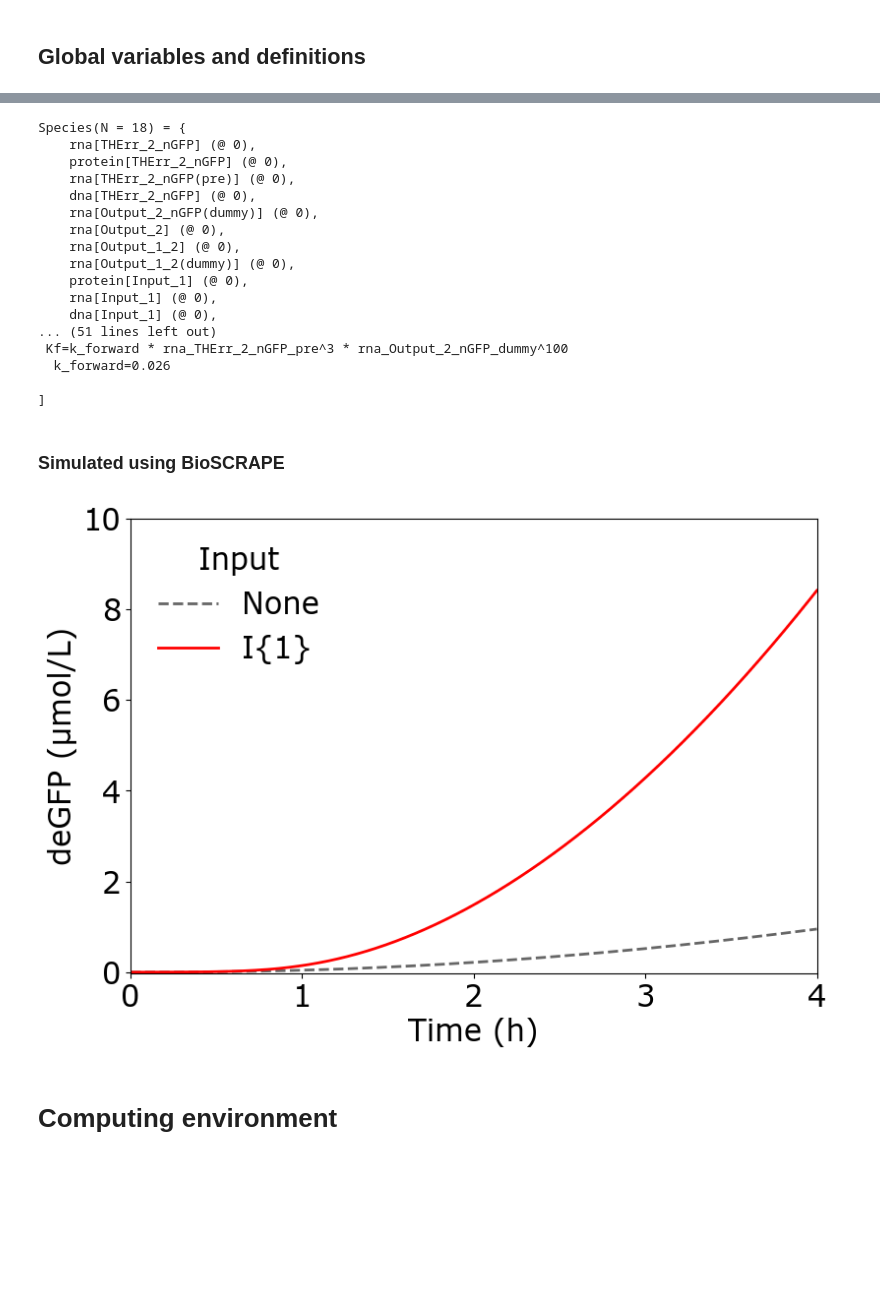
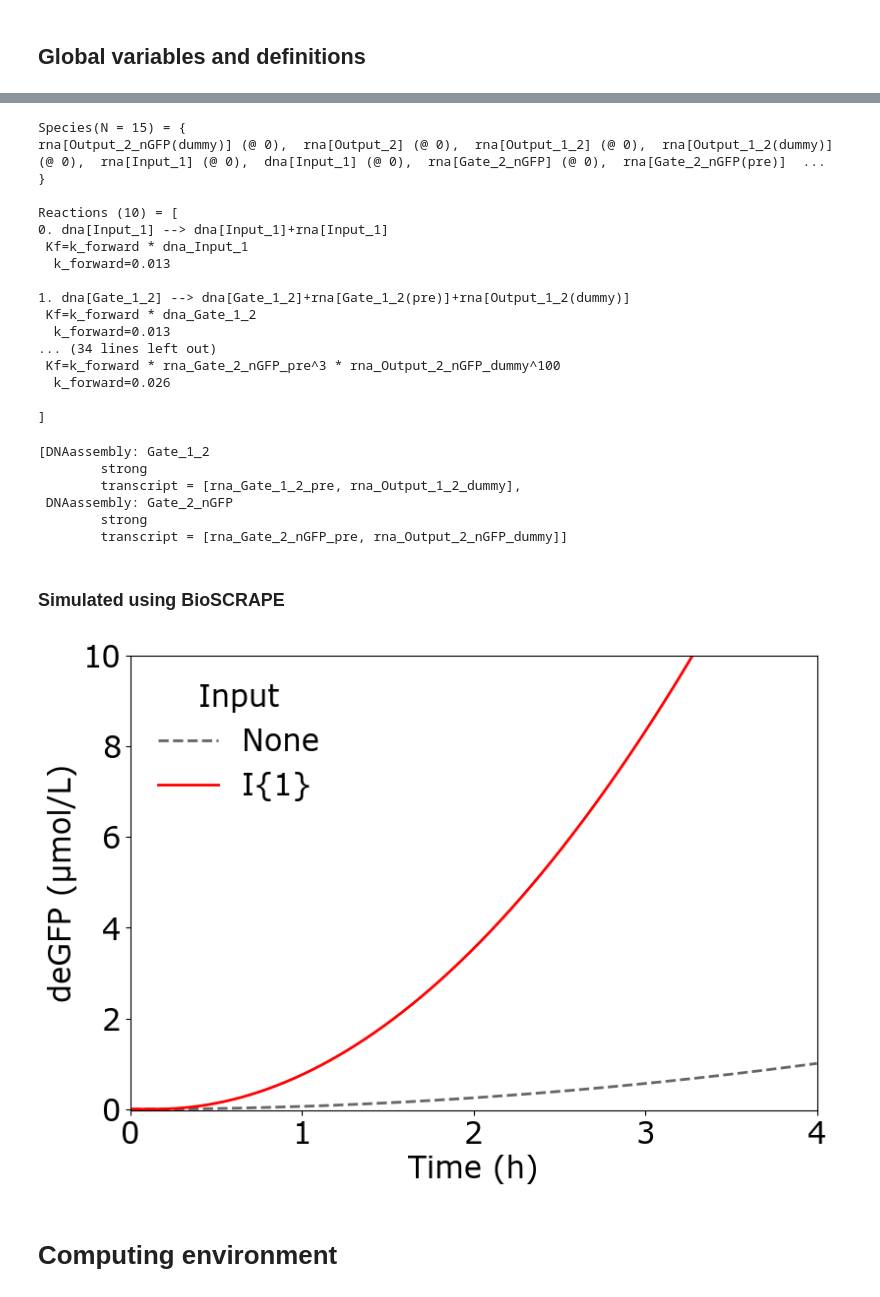
Before and after one commit to usnistgov/TMSE_BioCRNpyler_Library, a Jupyter notebook: main_examples/Figure2_ctRSD.ipynb, the cells around one changed output, grey strips where cells are left out. Saved outputs shown, nothing was run; the diff lists cells and outputs as text; code cells hidden in the pictures; blank space fills up the shorter version.

```diff
--- a/main_examples/Figure2_ctRSD.ipynb
+++ b/main_examples/Figure2_ctRSD.ipynb
@@ -82,7 +82,7 @@ def FormatPlot(ylabel, fig_name, ymin = -0.02, ymax = 100):
 # %%
 # Define initial DNA and Reporter RNA
 sim_inputs = {'DNA_1': ['Input', 1]} # Input DNA
-sim_gates = {'DNA_2':['Gate',1,2] , 'DNA_GFP':['THErr',2,[None,'GFP']]} # Gate DNA
+sim_gates = {'DNA_2':['Gate',1,2] , 'DNA_GFP':['Gate',2,[None,'GFP']]} # Gate DNA
 
 # Components
 step_tx0 =StrandExchangeMol(sim_inputs, transcription=True)
@@ -129,53 +129,62 @@ CRN_ctRSD = M_ctRSD.compile_crn()
 print(CRN_ctRSD.pretty_print(show_rates = True, show_attributes = True,
                        show_materials = True, show_keys = False))
 # %% [output]
-Species(N = 18) = {
-    rna[THErr_2_nGFP] (@ 0),
-    protein[THErr_2_nGFP] (@ 0),
-    rna[THErr_2_nGFP(pre)] (@ 0),
-    dna[THErr_2_nGFP] (@ 0),
-    rna[Output_2_nGFP(dummy)] (@ 0),
-    rna[Output_2] (@ 0),
-    rna[Output_1_2] (@ 0),
-    rna[Output_1_2(dummy)] (@ 0),
-    protein[Input_1] (@ 0),
-    rna[Input_1] (@ 0),
-    dna[Input_1] (@ 0),
-... (51 lines left out)
- Kf=k_forward * rna_THErr_2_nGFP_pre^3 * rna_Output_2_nGFP_dummy^100
+Species(N = 15) = {
+rna[Output_2_nGFP(dummy)] (@ 0),  rna[Output_2] (@ 0),  rna[Output_1_2] (@ 0),  rna[Output_1_2(dummy)] (@ 0),  rna[Input_1] (@ 0),  dna[Input_1] (@ 0),  rna[Gate_2_nGFP] (@ 0),  rna[Gate_2_nGFP(pre)]  ...
+}
+
+Reactions (10) = [
+0. dna[Input_1] --> dna[Input_1]+rna[Input_1]
+ Kf=k_forward * dna_Input_1
+  k_forward=0.013
+
+1. dna[Gate_1_2] --> dna[Gate_1_2]+rna[Gate_1_2(pre)]+rna[Output_1_2(dummy)]
+ Kf=k_forward * dna_Gate_1_2
+  k_forward=0.013
+... (34 lines left out)
+ Kf=k_forward * rna_Gate_2_nGFP_pre^3 * rna_Output_2_nGFP_dummy^100
   k_forward=0.026
 
 ]
+# %%
+step_tx1.mol
+# %% [output]
+[DNAassembly: Gate_1_2
+        strong
+        transcript = [rna_Gate_1_2_pre, rna_Output_1_2_dummy],
+ DNAassembly: Gate_2_nGFP
+        strong
+        transcript = [rna_Gate_2_nGFP_pre, rna_Output_2_nGFP_dummy]]
 # %% [markdown]
 ### Simulated using BioSCRAPE
 # %%
 # Simulate
 try:
     # Input templates
     IN1 = [0,25]
 
     idx_conditions = {'None':[[0.4,0.4,0.4], '--'],
                       'I{1}': [[1,0,0],'-'],}
 
     for I1_conc, key in zip(IN1,idx_conditions.keys()):
         # Create an initial condition so A has a non-zero value
         initial_concentration_dict = {'dna_Input_1': I1_conc,
-                                      'dna_Gate_1_2':25, 'dna_THErr_2_nGFP':25}
+                                      'dna_Gate_1_2':25, 'dna_Gate_2_nGFP':25}
 
         # This function can also take a filename keyword to save the file at the same time
         R = CRN_ctRSD.simulate_with_bioscrape_via_sbml(timepoints = timepoints,
                                                     initial_condition_dict = initial_concentration_dict)
 
         # Example plotting in the subplots
         plt.plot(R['time']/3600, R['protein_GFP']/1000, label = key,
                  color = idx_conditions[key][0], linewidth = 2, linestyle = idx_conditions[key][1])
 
 except ModuleNotFoundError:
     print("Plotting Modules not installed.")
 
 FormatPlot(ylabel='deGFP (μmol/L)',ymax = 10, fig_name= 'Figure2_ctRSD')
 # %% [output]
-[figure, old version]
+[figure, new version]
 # %% [markdown]
 # Computing environment
 # %%
```
Also changed, not shown: parts of 1 cell of this notebook, 3 other files.
